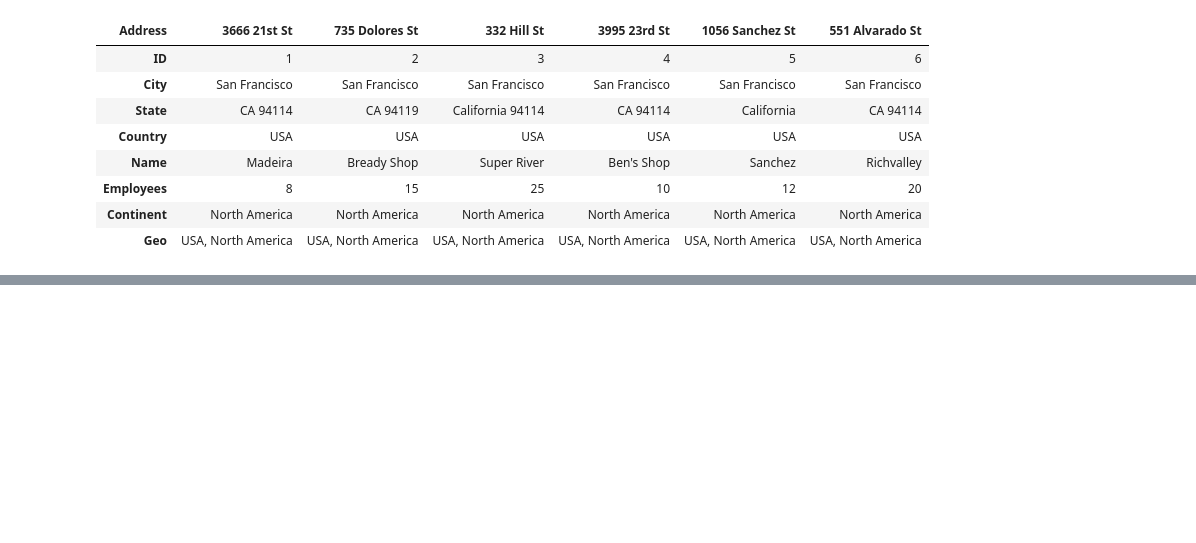
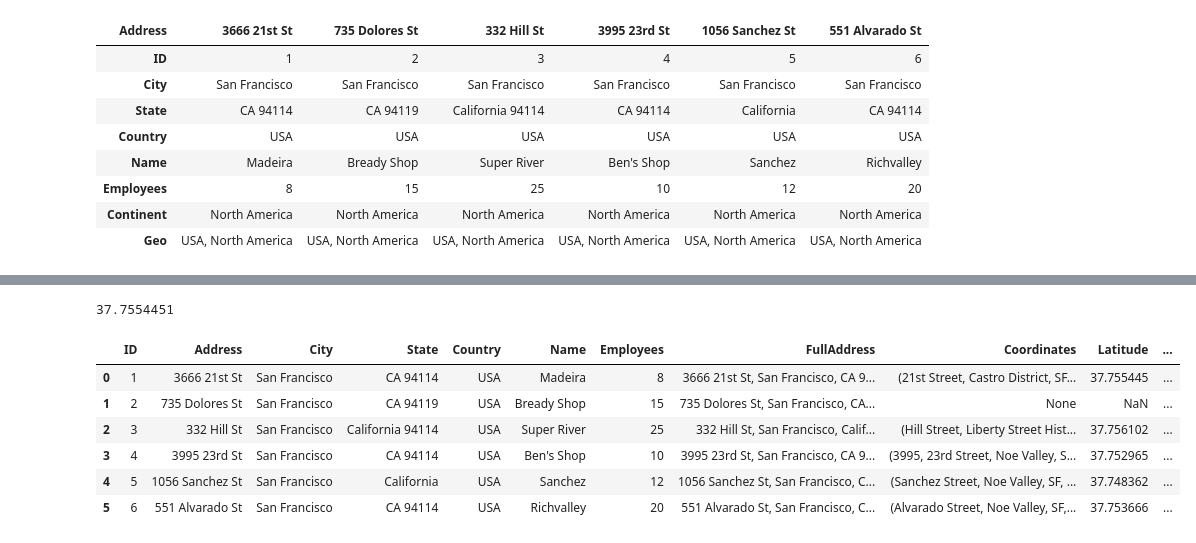
Before and after one commit to cybervoid/PythonRepository, a Jupyter notebook: AnalysisWithPandas/Testings.ipynb, the cells around one changed output, grey strips where cells are left out. Saved outputs shown, nothing was run; the diff lists cells and outputs as text; code cells hidden in the pictures; blank space fills up the shorter version.

Commit message:
Added lattitude and longitude via geopy geocode feature

```diff
--- a/AnalysisWithPandas/Testings.ipynb
+++ b/AnalysisWithPandas/Testings.ipynb
@@ -241,0 +261,2 @@ NameError: name 'df7_t' is not defined
+# %%
+nom=Nominatim(scheme="http")
@@ -241,0 +271,4 @@ NameError: name 'df7_t' is not defined
+# %%
+import pandas
+df = pandas.read_csv("./sample_data/supermarkets.csv")
+df.set_index("ID")
@@ -241,0 +284,4 @@ NameError: name 'df7_t' is not defined
+# %%
+#create fully formatted address
+df["FullAddress"] = df["Address"]+ ", " + df["City"] + ", " + df["State"] + ", " + df["Country"]
+df
@@ -241,0 +296,4 @@ NameError: name 'df7_t' is not defined
+# %%
+#pandas does not need to iterate.
+df["Coordinates"] = df["FullAddress"].apply(nom.geocode)
+df
@@ -241,0 +308,17 @@ NameError: name 'df7_t' is not defined
+# %%
+df.Coordinates[0].latitude
+# %% [output]
+37.7554451
+# %%
+#get lat / long
+df["Latitude"] = df["Coordinates"].apply(lambda x: x.latitude if x != None else None) #use lambda,if not none,
+df["Longitude"] = df["Coordinates"].apply(lambda x: x.longitude if x != None else None) #use lambda,if not none,
+df
+# %% [output]
+|  | ID | Address | City | State | Country | Name | Employees | FullAddress | Coordinates | Latitude | ... |
+| 0 | 1 | 3666 21st St | San Francisco | CA 94114 | USA | Madeira | 8 | 3666 21st St, San Francisco, CA 9... | (21st Street, Castro District, SF... | 37.755445 | ... |
+| 1 | 2 | 735 Dolores St | San Francisco | CA 94119 | USA | Bready Shop | 15 | 735 Dolores St, San Francisco, CA... | None | NaN | ... |
+| 2 | 3 | 332 Hill St | San Francisco | California 94114 | USA | Super River | 25 | 332 Hill St, San Francisco, Calif... | (Hill Street, Liberty Street Hist... | 37.756102 | ... |
+| 3 | 4 | 3995 23rd St | San Francisco | CA 94114 | USA | Ben's Shop | 10 | 3995 23rd St, San Francisco, CA 9... | (3995, 23rd Street, Noe Valley, S... | 37.752965 | ... |
+| 4 | 5 | 1056 Sanchez St | San Francisco | California | USA | Sanchez | 12 | 1056 Sanchez St, San Francisco, C... | (Sanchez Street, Noe Valley, SF, ... | 37.748362 | ... |
+| 5 | 6 | 551 Alvarado St | San Francisco | CA 94114 | USA | Richvalley | 20 | 551 Alvarado St, San Francisco, C... | (Alvarado Street, Noe Valley, SF,... | 37.753666 | ... |
```
Also changed, not shown: parts of 10 cells of this notebook, 2 other files.
